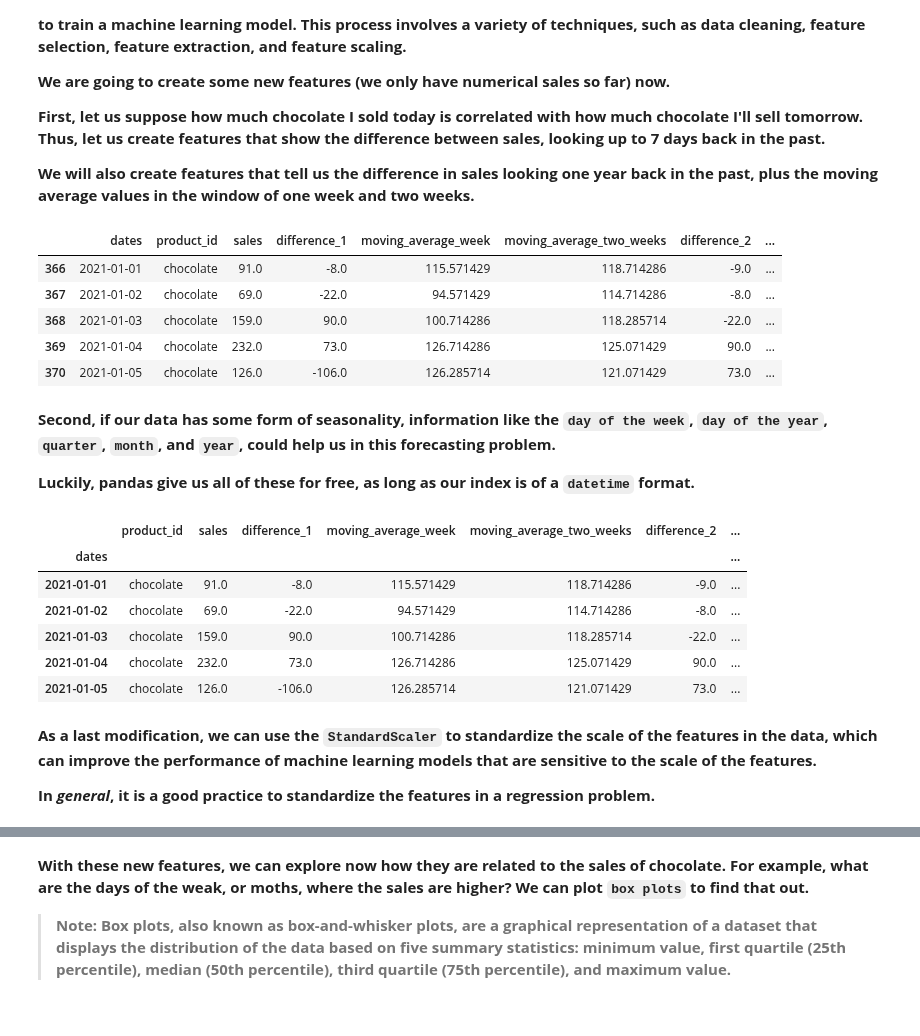
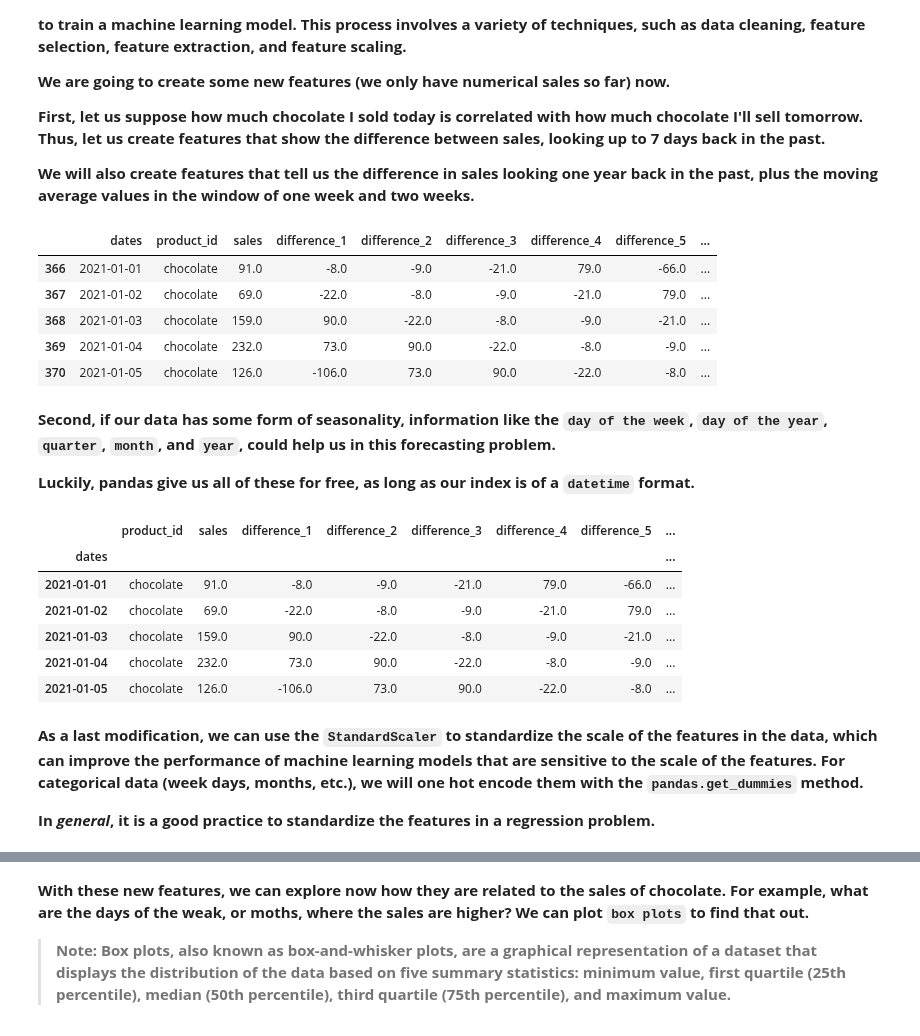
Before and after one commit to Nkluge-correa/TeenyTinyCastle, a Jupyter notebook: ML Intro Course/14_time_series_forecasting.ipynb, the cells around one changed output, grey strips where cells are left out. Cells and saved outputs as stored; diff of their text form; code cells hidden in the pictures.

```diff
--- a/ML Intro Course/14_time_series_forecasting.ipynb
+++ b/ML Intro Course/14_time_series_forecasting.ipynb
@@ -66,10 +68,22 @@ fig.show()
 # %%
+from IPython.display import Markdown
+
+autocorr = []
+
+for i in range(1,400):
+    x = df.sales.autocorr(lag=i)
+    autocorr.append((i,x))
+
 print(f'Statistics Report (Chocolate)\n{"-" * 50}')
 print("Mean Sales:", df.sales.mean())
 print("Minimum Sold:", df.sales.min())
 print("Maximum Sold:", df.sales.max())
 print("Variance:", df.sales.var())
 print("Standard Deviation:", df.sales.std())
+print("Maximum Autocorrelation")
+display(Markdown(pd.DataFrame(autocorr, columns=['Lag', 'Maximum Autocorrelation'])\
+    .sort_values('Maximum Autocorrelation', ascending=False)\
+        .set_index('Lag').head().to_markdown()))
 # %% [output]
 Statistics Report (Chocolate)
 --------------------------------------------------
@@ -155,20 +177,27 @@ def create_sales_features(df):
 
     Returns:
         pandas.DataFrame: A new DataFrame with the original
-        columns and additional columns for each feature created.
+        columns and additional columns for each feature created:
+            - difference in sales from 1 to 7 days back.
+            - difference in sales from 28 days back.
+            - difference in sales from 366 days back.
+            - moving average from a 1 week window.
+            - moving average from a 2 week window.
     """
     df = df.copy()
 
     previous = df.sales.shift(1)
     df['difference_1'] = df.sales - previous
 
+    for i in range(1, 7):
+        column = 'difference_' + str(i+1)
+        df[column] = df['difference_1'].shift(i)
+
     df['moving_average_week'] = df.sales.rolling(window=7).mean()
 
     df['moving_average_two_weeks'] = df.sales.rolling(window=14).mean()
 
-    for i in range(1, 7):
-        column = 'difference_' + str(i+1)
-        df[column] = df['difference_1'].shift(i)
+    df['difference_month'] = df.sales - df.sales.shift(28)
 
     df['difference_year'] = df.sales - df.sales.shift(366)
 
@@ -180,12 +209,12 @@ df_sales_features = create_sales_features(df)
 
 display(df_sales_features.head())
 # %% [output]
-|  | dates | product_id | sales | difference_1 | moving_average_week | moving_average_two_weeks | difference_2 | ... |
-| 366 | 2021-01-01 | chocolate | 91.0 | -8.0 | 115.571429 | 118.714286 | -9.0 | ... |
-| 367 | 2021-01-02 | chocolate | 69.0 | -22.0 | 94.571429 | 114.714286 | -8.0 | ... |
-| 368 | 2021-01-03 | chocolate | 159.0 | 90.0 | 100.714286 | 118.285714 | -22.0 | ... |
-| 369 | 2021-01-04 | chocolate | 232.0 | 73.0 | 126.714286 | 125.071429 | 90.0 | ... |
-| 370 | 2021-01-05 | chocolate | 126.0 | -106.0 | 126.285714 | 121.071429 | 73.0 | ... |
+|  | dates | product_id | sales | difference_1 | difference_2 | difference_3 | difference_4 | difference_5 | ... |
+| 366 | 2021-01-01 | chocolate | 91.0 | -8.0 | -9.0 | -21.0 | 79.0 | -66.0 | ... |
+| 367 | 2021-01-02 | chocolate | 69.0 | -22.0 | -8.0 | -9.0 | -21.0 | 79.0 | ... |
+| 368 | 2021-01-03 | chocolate | 159.0 | 90.0 | -22.0 | -8.0 | -9.0 | -21.0 | ... |
+| 369 | 2021-01-04 | chocolate | 232.0 | 73.0 | 90.0 | -22.0 | -8.0 | -9.0 | ... |
+| 370 | 2021-01-05 | chocolate | 126.0 | -106.0 | 73.0 | 90.0 | -22.0 | -8.0 | ... |
 # %% [markdown]
 **Second, if our data has some form of seasonality, information like the `day of the week`, `day of the year`, `quarter`, `month`, and `year`, could help us in this forecasting problem.**
 
@@ -197,43 +226,48 @@ def create_time_features(df):
     containing time-series data and returns the updated DataFrame.
 
     Args:
         - df (pandas.DataFrame): The DataFrame containing time-series
         data to process. This DataFrame must have a 'dates' column
         with datetime values.
 
     Returns:
         - pandas.DataFrame: The updated DataFrame with additional
-        time-related features added as columns.
+        time-related features added as columns:
+            - day of week.
+            - day of year.
+            - quarter of the year.
+            - month of the year.
+            - year.
     """
     df = df.copy()
 
     df = df.set_index('dates')
 
     df.index = pd.to_datetime(df.index)
 
     df['day_of_week'] = df.index.day_of_week
     df['day_of_year'] = df.index.day_of_year
     df['quarter'] = df.index.quarter
     df['month'] = df.index.month
     df['year'] = df.index.year
 
     df = df.sort_index()
 
     return df
 
 df_time_features = create_time_features(df_sales_features)
 
 display(df_time_features.head())
 # %% [output]
-|  | product_id | sales | difference_1 | moving_average_week | moving_average_two_weeks | difference_2 | ... |
-| dates |  |  |  |  |  |  | ... |
-| 2021-01-01 | chocolate | 91.0 | -8.0 | 115.571429 | 118.714286 | -9.0 | ... |
-| 2021-01-02 | chocolate | 69.0 | -22.0 | 94.571429 | 114.714286 | -8.0 | ... |
-| 2021-01-03 | chocolate | 159.0 | 90.0 | 100.714286 | 118.285714 | -22.0 | ... |
-| 2021-01-04 | chocolate | 232.0 | 73.0 | 126.714286 | 125.071429 | 90.0 | ... |
-| 2021-01-05 | chocolate | 126.0 | -106.0 | 126.285714 | 121.071429 | 73.0 | ... |
+|  | product_id | sales | difference_1 | difference_2 | difference_3 | difference_4 | difference_5 | ... |
+| dates |  |  |  |  |  |  |  | ... |
+| 2021-01-01 | chocolate | 91.0 | -8.0 | -9.0 | -21.0 | 79.0 | -66.0 | ... |
+| 2021-01-02 | chocolate | 69.0 | -22.0 | -8.0 | -9.0 | -21.0 | 79.0 | ... |
+| 2021-01-03 | chocolate | 159.0 | 90.0 | -22.0 | -8.0 | -9.0 | -21.0 | ... |
+| 2021-01-04 | chocolate | 232.0 | 73.0 | 90.0 | -22.0 | -8.0 | -9.0 | ... |
+| 2021-01-05 | chocolate | 126.0 | -106.0 | 73.0 | 90.0 | -22.0 | -8.0 | ... |
 # %% [markdown]
-**As a last modification, we can use the `StandardScaler` to standardize the scale of the features in the data, which can improve the performance of machine learning models that are sensitive to the scale of the features.**
+**As a last modification, we can use the `StandardScaler` to standardize the scale of the features in the data, which can improve the performance of machine learning models that are sensitive to the scale of the features. For categorical data (week days, months, etc.), we will one hot encode them with the `pandas.get_dummies` method.**
 
 **In _general_, it is a good practice to standardize the features in a regression problem.**
 # %%
```
Also changed, not shown: parts of 8 cells of this notebook, 4 other files.
